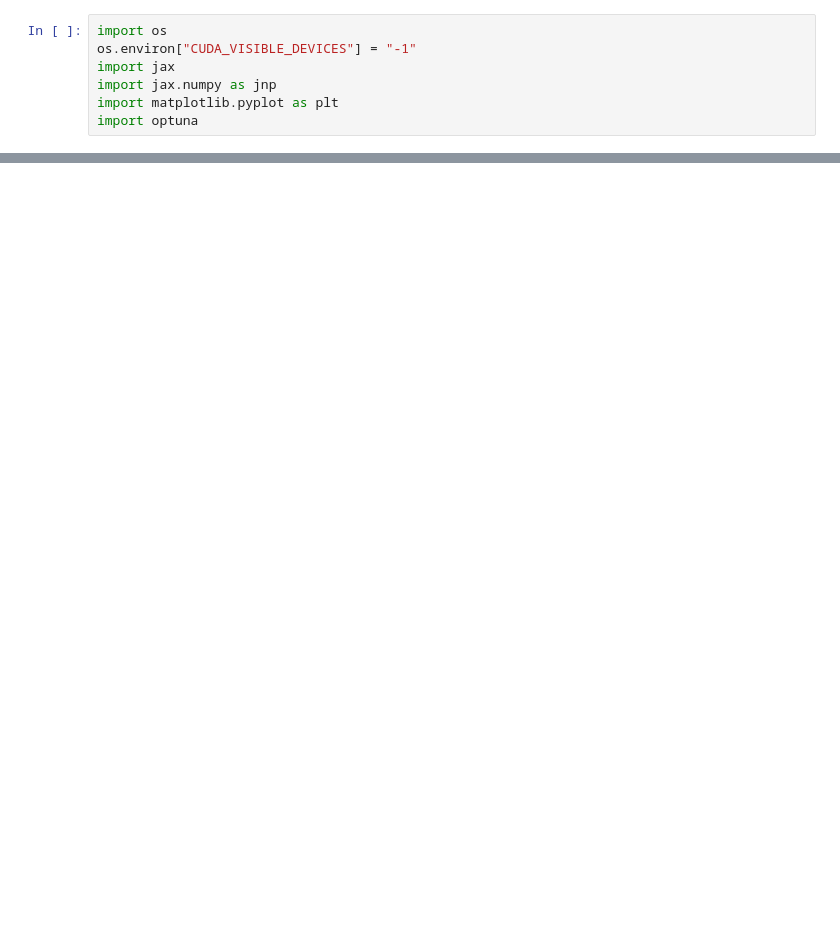
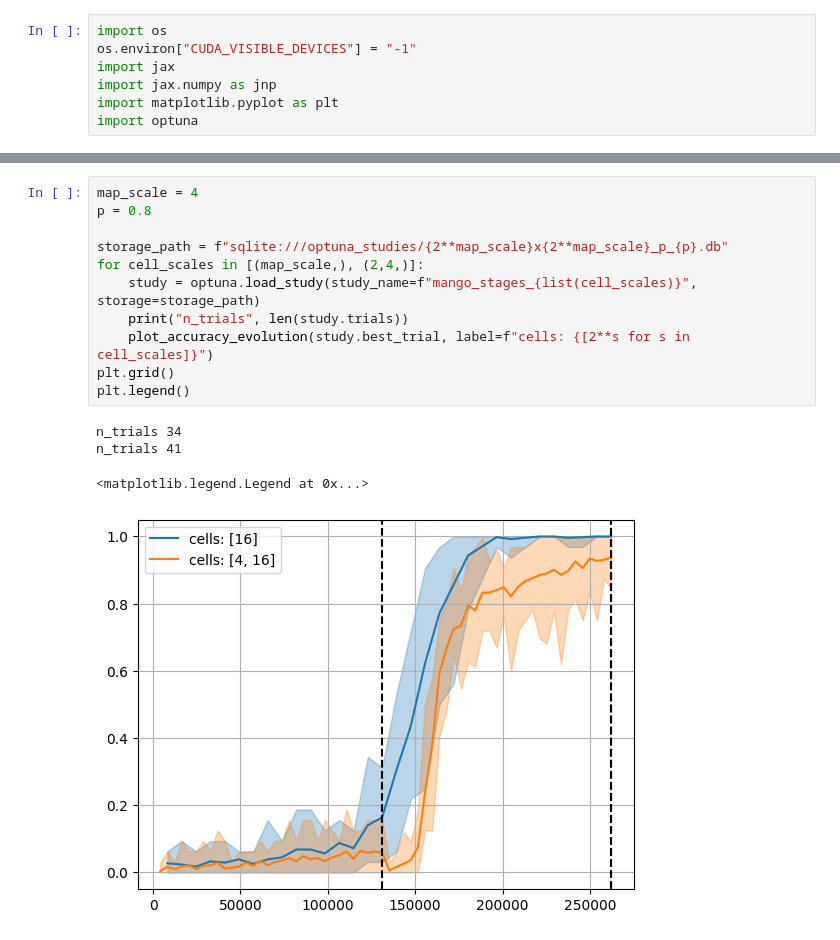
Before and after one commit to davidesartor/MANGO-lite, a Jupyter notebook: btf/studies vis.ipynb, the cells around one changed output, grey strips where cells are left out. Cells and saved outputs as stored; diff of their text form; blank space fills up the shorter version.

```diff
--- a/btf/studies vis.ipynb
+++ b/btf/studies vis.ipynb
@@ -53,0 +76,16 @@ n_trials 315
+# %%
+map_scale = 4
+p = 0.8
+
+storage_path = f"sqlite:///optuna_studies/{2**map_scale}x{2**map_scale}_p_{p}.db"
+for cell_scales in [(map_scale,), (2,4,)]:
+    study = optuna.load_study(study_name=f"mango_stages_{list(cell_scales)}", storage=storage_path)
+    print("n_trials", len(study.trials))
+    plot_accuracy_evolution(study.best_trial, label=f"cells: {[2**s for s in cell_scales]}")
+plt.grid()
+plt.legend()
+# %% [output]
+n_trials 34
+n_trials 41
+<matplotlib.legend.Legend at 0x...>
+[figure, added]
```
Also changed, not shown: parts of 4 cells of this notebook, 4 other files.
